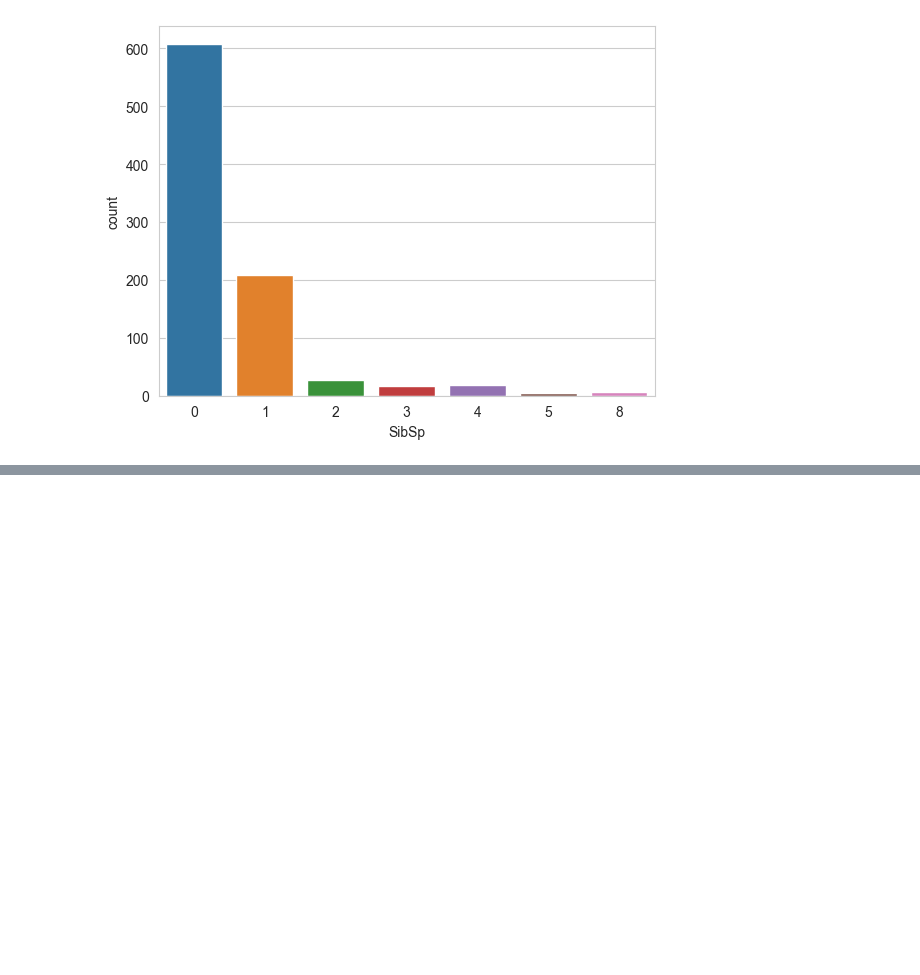
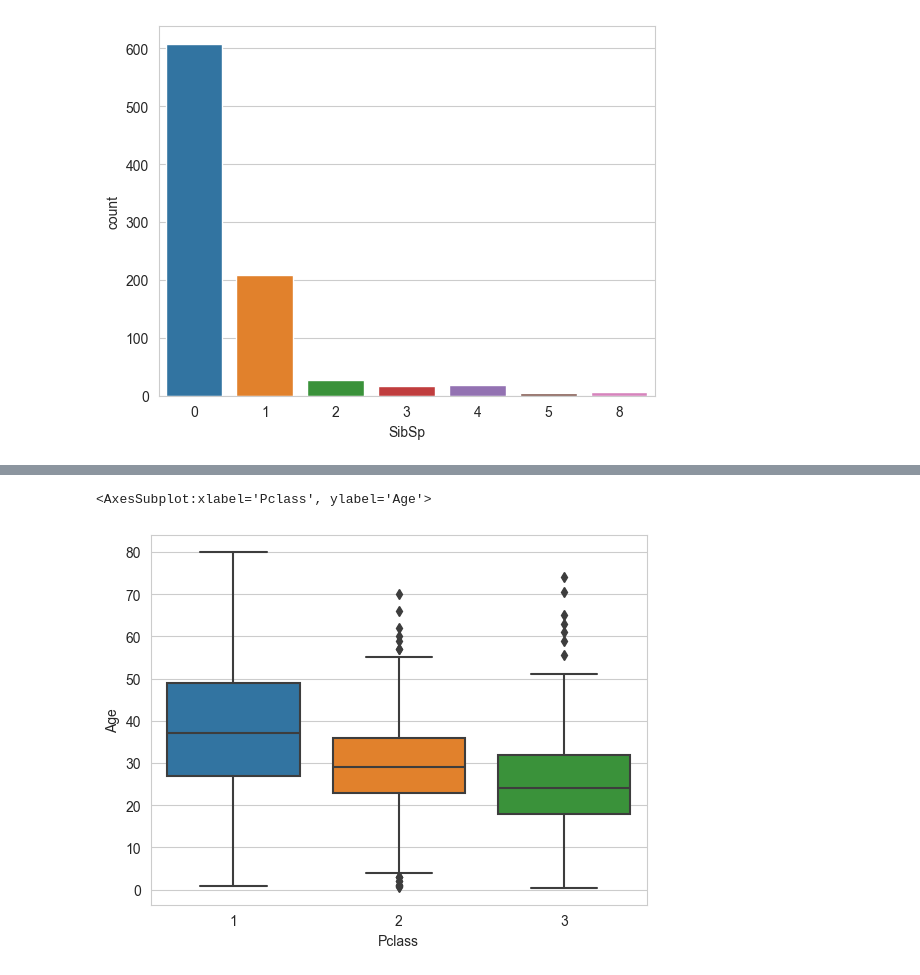
Before and after one commit to Ryan-nd/Data-Science-Capstone-Project-Machine-Learning---Titanic-, a Jupyter notebook: Titanic(ML).ipynb, the cells around one changed output, grey strips where cells are left out. Cells and saved outputs as stored; diff of their text form; code cells hidden in the pictures; blank space fills up the shorter version.

```diff
--- a/Titanic(ML).ipynb
+++ b/Titanic(ML).ipynb
@@ -100,3 +101,11 @@ train['Fare'].iplot(kind = 'hist', bins = 30)
 #these make sense because there is alot of people who bought 3rd class
 # %% [output]
 [interactive output not drawn]
+# %%
+#SINCE WE had used isnull heatmap to find out brief analysis of our missing data in our dataset
+#and how we would want to use imputation to fill in the empty values
+#Boxplot is one way to the analyse to do our imputation of missing data
+sns.boxplot(x = 'Pclass', y = 'Age',data = train)
+# %% [output]
+<AxesSubplot:xlabel='Pclass', ylabel='Age'>
+[figure, added]
```
Also changed, not shown: parts of 25 cells of this notebook.
